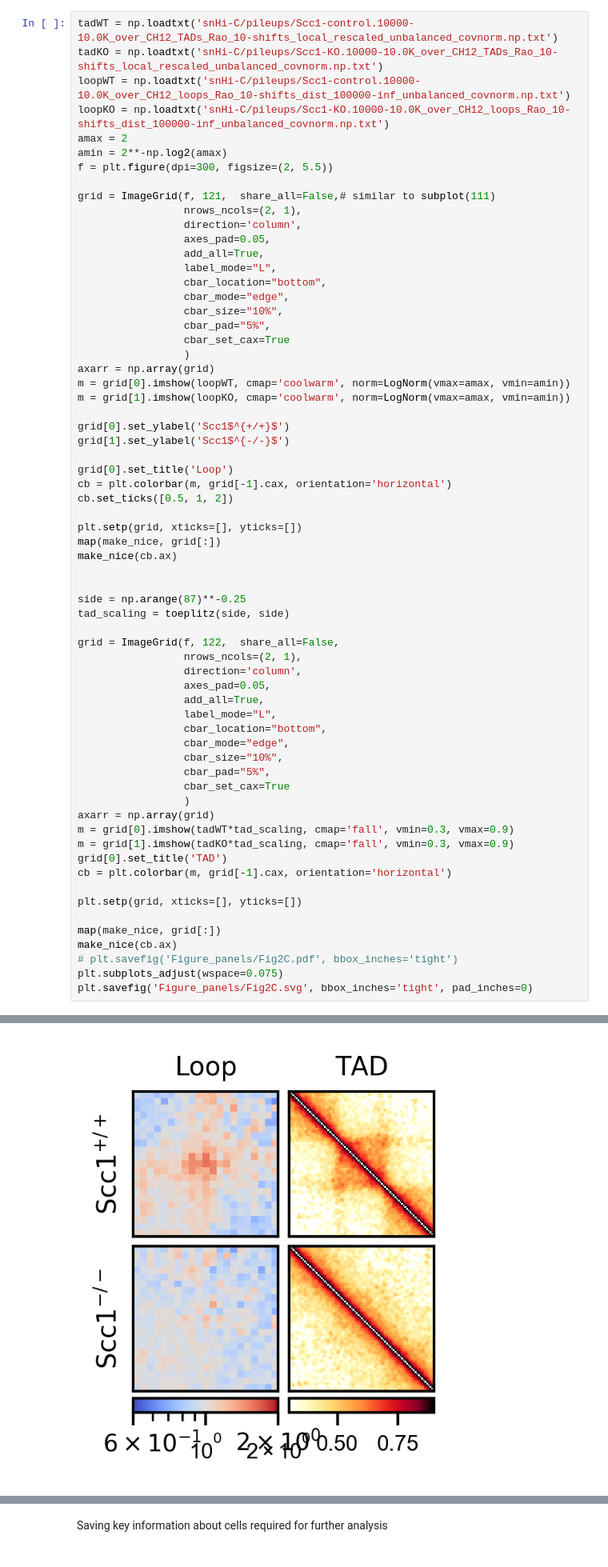
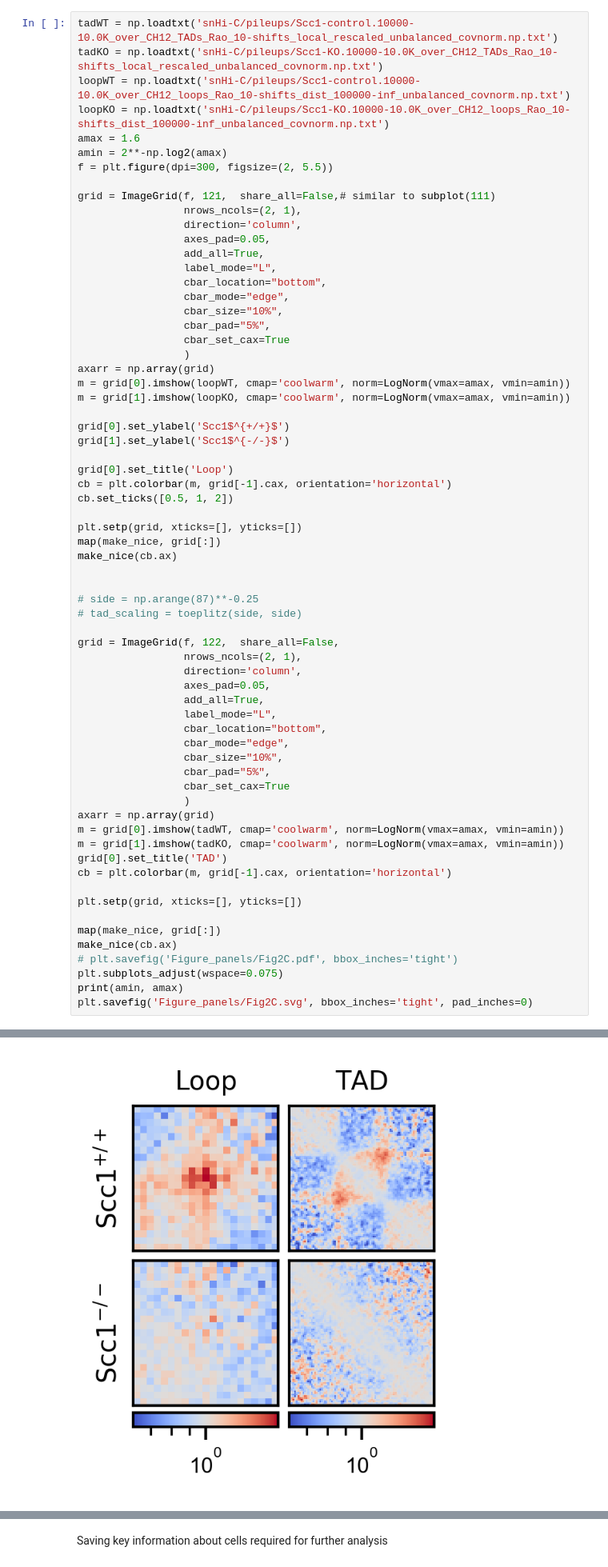
Before and after one commit to Phlya/coolpuppy_paper, a Jupyter notebook: notebook.ipynb, the cells around one changed output, grey strips where cells are left out. Shown at 80% size. Saved outputs shown, nothing was run; the diff lists cells and outputs as text.

```diff
--- a/notebook.ipynb
+++ b/notebook.ipynb
@@ -312,7 +331,7 @@ tadWT = np.loadtxt('snHi-C/pileups/Scc1-control.10000-10.0K_over_CH12_TADs_Rao_1
 tadKO = np.loadtxt('snHi-C/pileups/Scc1-KO.10000-10.0K_over_CH12_TADs_Rao_10-shifts_local_rescaled_unbalanced_covnorm.np.txt')
 loopWT = np.loadtxt('snHi-C/pileups/Scc1-control.10000-10.0K_over_CH12_loops_Rao_10-shifts_dist_100000-inf_unbalanced_covnorm.np.txt')
 loopKO = np.loadtxt('snHi-C/pileups/Scc1-KO.10000-10.0K_over_CH12_loops_Rao_10-shifts_dist_100000-inf_unbalanced_covnorm.np.txt')
-amax = 2
+amax = 1.6
 amin = 2**-np.log2(amax)
 f = plt.figure(dpi=300, figsize=(2, 5.5))
 
@@ -344,8 +363,8 @@ map(make_nice, grid[:])
 make_nice(cb.ax)
 
 
-side = np.arange(87)**-0.25
-tad_scaling = toeplitz(side, side)
+# side = np.arange(87)**-0.25
+# tad_scaling = toeplitz(side, side)
 
 grid = ImageGrid(f, 122,  share_all=False,
                  nrows_ncols=(2, 1),
@@ -360,8 +379,8 @@ grid = ImageGrid(f, 122,  share_all=False,
                  cbar_set_cax=True
                  )
 axarr = np.array(grid)
-m = grid[0].imshow(tadWT*tad_scaling, cmap='fall', vmin=0.3, vmax=0.9)
-m = grid[1].imshow(tadKO*tad_scaling, cmap='fall', vmin=0.3, vmax=0.9)
+m = grid[0].imshow(tadWT, cmap='coolwarm', norm=LogNorm(vmax=amax, vmin=amin))
+m = grid[1].imshow(tadKO, cmap='coolwarm', norm=LogNorm(vmax=amax, vmin=amin))
 grid[0].set_title('TAD')
 cb = plt.colorbar(m, grid[-1].cax, orientation='horizontal')
 
@@ -371,5 +390,6 @@ map(make_nice, grid[:])
 make_nice(cb.ax)
 # plt.savefig('Figure_panels/Fig2C.pdf', bbox_inches='tight')
 plt.subplots_adjust(wspace=0.075)
+print(amin, amax)
 plt.savefig('Figure_panels/Fig2C.svg', bbox_inches='tight', pad_inches=0)
 # %% [output]
@@ -376,4 +397,4 @@ plt.savefig('Figure_panels/Fig2C.svg', bbox_inches='tight', pad_inches=0)
-[figure, old version]
+[figure, new version]
 # %% [markdown]
 ## Loopability examples
 # %%
```
Also changed, not shown: parts of 14 cells of this notebook, 40 other files.
